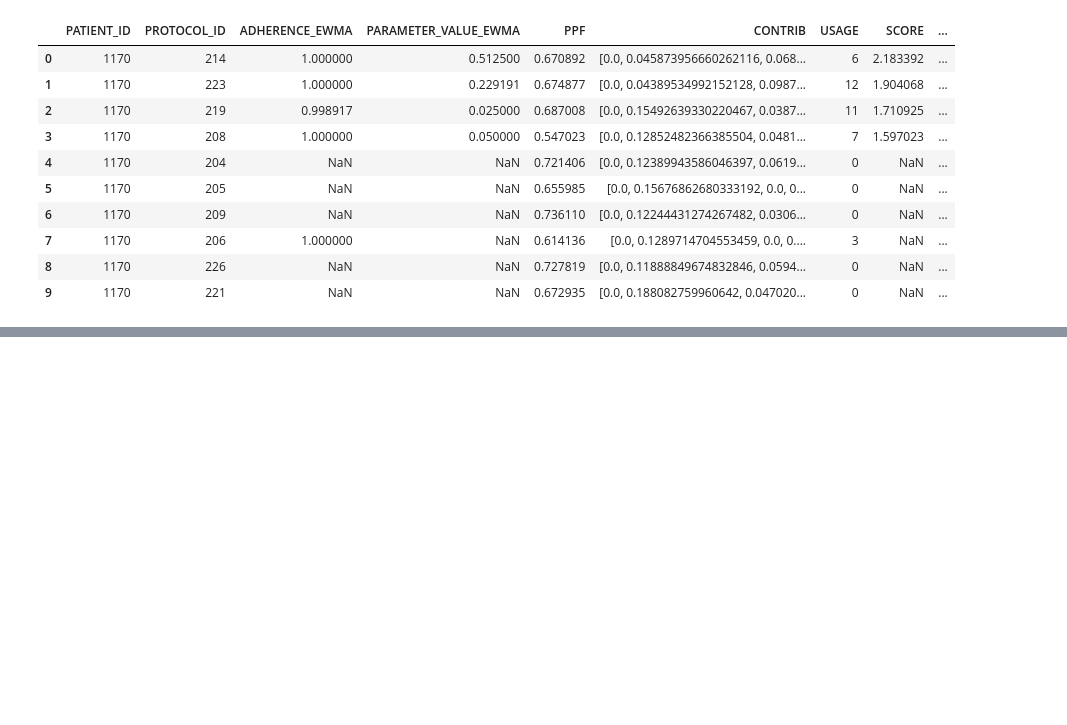
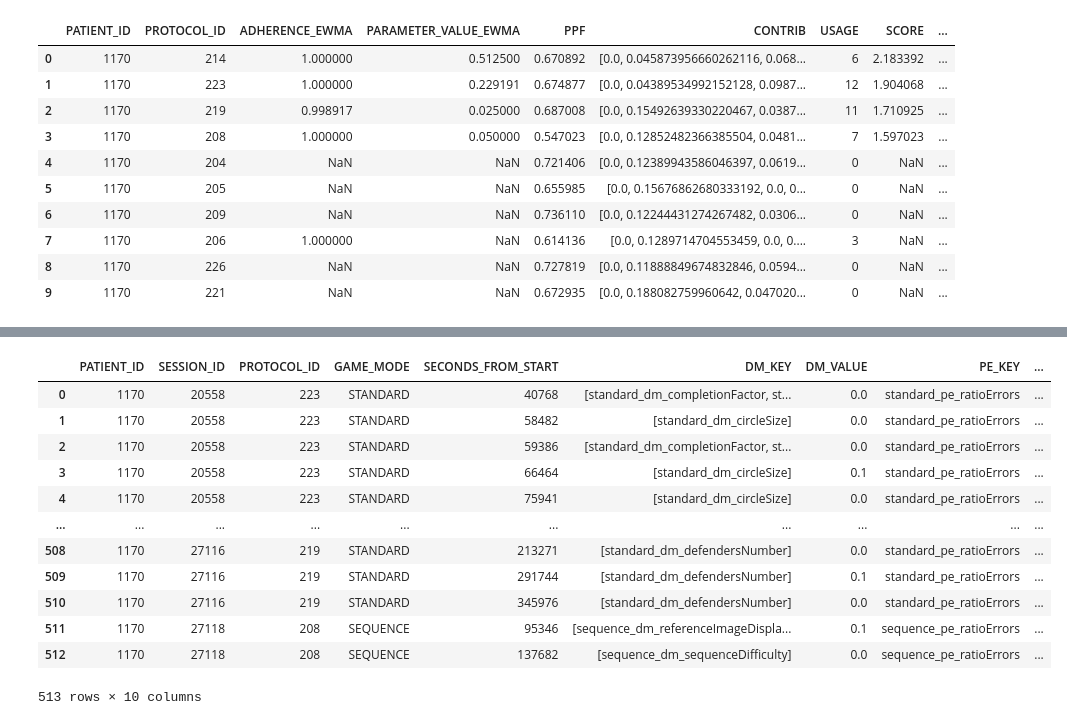
Before and after one commit to dabadav/ai-cdss, a Jupyter notebook: notebooks/test_refactor.ipynb, the cells around one changed output, grey strips where cells are left out. Saved outputs shown, nothing was run; the diff lists cells and outputs as text; code cells hidden in the pictures; blank space fills up the shorter version.

```diff
--- a/notebooks/test_refactor.ipynb
+++ b/notebooks/test_refactor.ipynb
@@ -64,0 +71,2 @@ cdss.prescriptions
+# %%
+tsp = TimeseriesProcessor()
@@ -64,0 +89,22 @@ cdss.prescriptions
+# %%
+agg_dm = (
+    tsp
+    .aggregate_timeseries(cdss.timeseries)
+    .sort_values(by=["PATIENT_ID", "SESSION_ID", "SECONDS_FROM_START"])
+)
+# %%
+tsp.compute_ewma(agg_dm, value_col="DM_VALUE", group_cols=["PATIENT_ID", "SESSION_ID"])
+# %% [output]
+|  | PATIENT_ID | SESSION_ID | PROTOCOL_ID | GAME_MODE | SECONDS_FROM_START | DM_KEY | DM_VALUE | PE_KEY | ... |
+| 0 | 1170 | 20558 | 223 | STANDARD | 40768 | [standard_dm_completionFactor, st... | 0.0 | standard_pe_ratioErrors | ... |
+| 1 | 1170 | 20558 | 223 | STANDARD | 58482 | [standard_dm_circleSize] | 0.0 | standard_pe_ratioErrors | ... |
+| 2 | 1170 | 20558 | 223 | STANDARD | 59386 | [standard_dm_completionFactor, st... | 0.0 | standard_pe_ratioErrors | ... |
+| 3 | 1170 | 20558 | 223 | STANDARD | 66464 | [standard_dm_circleSize] | 0.1 | standard_pe_ratioErrors | ... |
+| 4 | 1170 | 20558 | 223 | STANDARD | 75941 | [standard_dm_circleSize] | 0.0 | standard_pe_ratioErrors | ... |
+| ... | ... | ... | ... | ... | ... | ... | ... | ... | ... |
+| 508 | 1170 | 27116 | 219 | STANDARD | 213271 | [standard_dm_defendersNumber] | 0.0 | standard_pe_ratioErrors | ... |
+| 509 | 1170 | 27116 | 219 | STANDARD | 291744 | [standard_dm_defendersNumber] | 0.1 | standard_pe_ratioErrors | ... |
+| 510 | 1170 | 27116 | 219 | STANDARD | 345976 | [standard_dm_defendersNumber] | 0.0 | standard_pe_ratioErrors | ... |
+| 511 | 1170 | 27118 | 208 | SEQUENCE | 95346 | [sequence_dm_referenceImageDispla... | 0.1 | sequence_pe_ratioErrors | ... |
+| 512 | 1170 | 27118 | 208 | SEQUENCE | 137682 | [sequence_dm_sequenceDifficulty] | 0.0 | sequence_pe_ratioErrors | ... |
+513 rows × 10 columns
```
Also changed, not shown: parts of 5 cells of this notebook, 11 other files.
